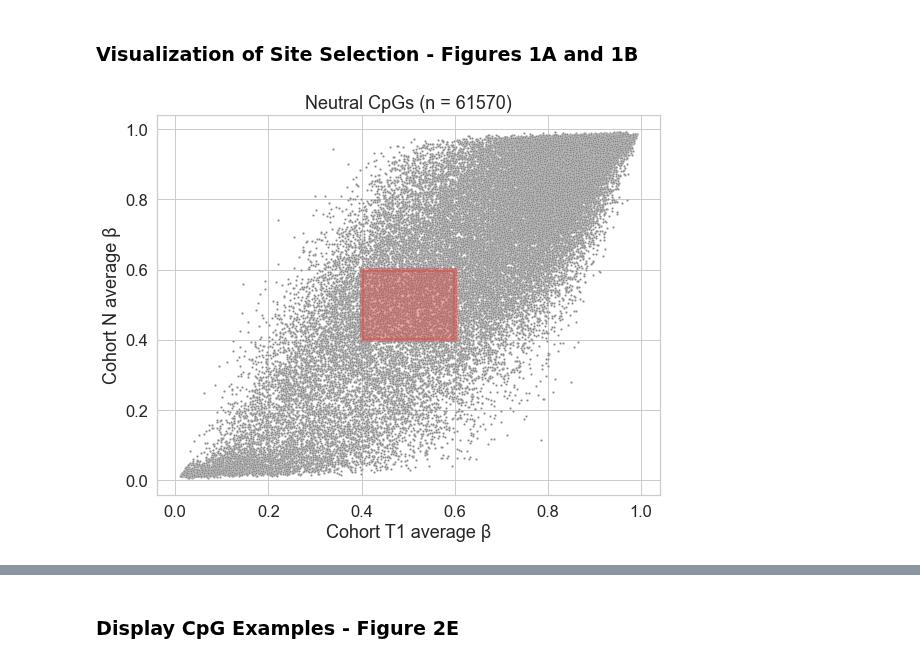
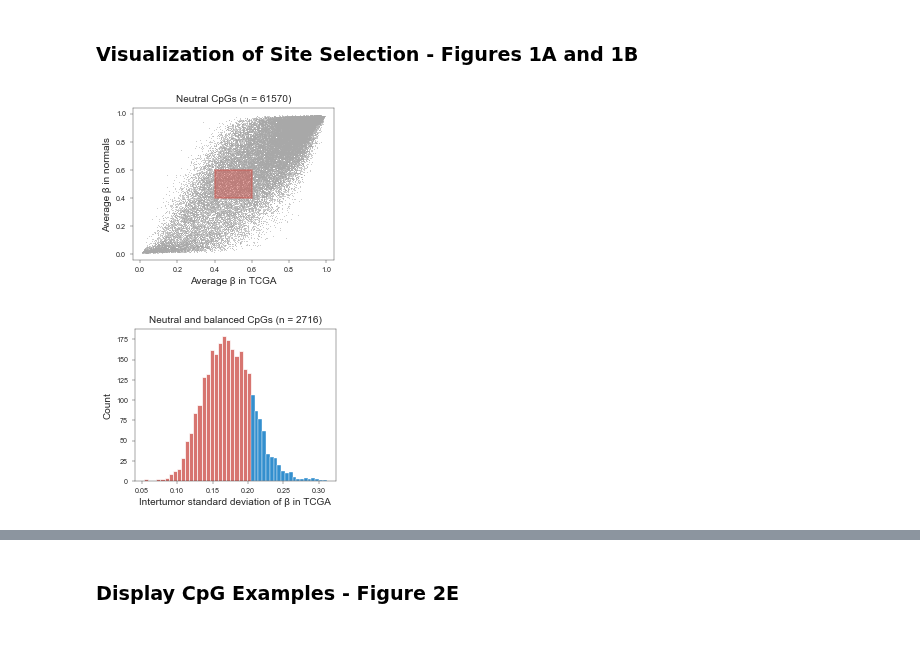
Before and after one commit to danmonyak/EpiClockInvasiveBRCA, a Jupyter notebook: Select_fCpGs/Select_fCpGs.ipynb, the cells around one changed output, grey strips where cells are left out. Drawn from its saved outputs; the diff is of its cells as text; code cells hidden in the pictures.

Commit message:
added formatting steps for consistency

```diff
--- a/Select_fCpGs/Select_fCpGs.ipynb
+++ b/Select_fCpGs/Select_fCpGs.ipynb
@@ -125,33 +127,58 @@ data['tumor']['beta_values'].loc[balanced_CpGs_final_set].to_csv(
 local_util.addMeanStdsNans(data)
 # %% [markdown]
 ### Visualization of Site Selection - Figures 1A and 1B
+# %%
+# scale factor
+sf = 0.4
+
+figsize = np.array([9, 7])
+labelfontsize = 25
+ticksfontsize = 18
+opacity = 0.8
+
+sns.set(rc={"savefig.bbox":'tight', 'axes.linewidth':sf}, font_scale=1, style='ticks')
 # %%
-sns.set(rc={"savefig.bbox":'tight'}, font_scale=1.5, style='whitegrid')
-
-fig, ax = plt.subplots(1, 1, figsize=(9, 7))
+fig, ax = plt.subplots(1, 1, figsize=figsize * sf)
 
 sns.scatterplot(ax=ax, x=data['tumor']['beta_means'].loc[neutral_DNA_CpG_list],
-                y=data['normal']['beta_means'].loc[neutral_DNA_CpG_list], s=5,
-                color=consts['palette_jco'][2]
+                y=data['normal']['beta_means'].loc[neutral_DNA_CpG_list], s = 5 * sf**2,
+                color=consts['palette_jco'][2], alpha=opacity
                )
-ax.set_xlabel('Cohort T1 average β')
-ax.set_ylabel('Cohort N average β')
-ax.set_title(f'Neutral CpGs (n = {len(neutral_DNA_CpG_list)})')
+ax.set_xlabel('Average β in TCGA', fontsize=labelfontsize * sf)
+ax.set_ylabel('Average β in normals', fontsize=labelfontsize * sf)
+ax.set_title(f'Neutral CpGs (n = {len(neutral_DNA_CpG_list)})', fontsize=labelfontsize * sf)
+ax.tick_params(axis='both', labelsize=ticksfontsize * sf, width=sf, length=8 * sf)
 
 lower = 0.4
 upper = 0.6
 
-# ax.axvline(lower, lower, upper, color=color)
-# ax.axvline(upper, lower, upper, color=color)
-# ax.axhline(lower, lower, upper, color=color)
-# ax.axhline(upper, lower, upper, color=color)
-
-ax.fill([lower, upper, upper, lower], [lower, lower, upper, upper], alpha=0.5,
-#         color='green',
-        color=consts['palette_jco'][3],
-        lw=4)
+ax.fill([lower, upper, upper, lower], [lower, lower, upper, upper],
+        color=consts['palette_jco'][3], alpha=0.5, lw=4 * sf)
 
 fig.savefig(os.path.join(figure_outdir, 'Figure_2_A.pdf'), format='pdf', pad_inches=0.1)
 # %% [output]
-[figure, old version]
+[figure, new version]
+# %%
+## new figure
+
+fig, ax = plt.subplots(1, 1, figsize=figsize * sf)
+
+balanced_means_CpGs = m_util.getCpG_list(data, local_util.BALANCED_CRITERIA, starting_CpG_list=neutral_DNA_CpG_list)
+balanced_CpGs_final_set
+sns.histplot(ax=ax, x=data['tumor']['beta_stds'].loc[balanced_means_CpGs[~np.isin(balanced_means_CpGs, balanced_CpGs_final_set)]],
+            color=consts['palette_jco'][3], alpha=opacity
+            )
+
+sns.histplot(ax=ax, x=data['tumor']['beta_stds'].loc[balanced_CpGs_final_set],
+            color=consts['palette_jco'][0], alpha=opacity
+            )
+
+ax.set_xlabel('Intertumor standard deviation of β in TCGA', fontsize=labelfontsize * sf)
+ax.set_ylabel(ax.get_ylabel(), fontsize=labelfontsize * sf)
+ax.set_title(f'Neutral and balanced CpGs (n = {len(balanced_means_CpGs)})', fontsize=labelfontsize * sf)
+ax.tick_params(axis='both', labelsize=ticksfontsize * sf, width=sf, length=8 * sf)
+
+fig.savefig(os.path.join(figure_outdir, 'Figure_2_B.pdf'), format='pdf', pad_inches=0.1)
+# %% [output]
+[figure, added]
 # %%
```
Also changed, not shown: parts of 3 cells of this notebook, 1 other file.
